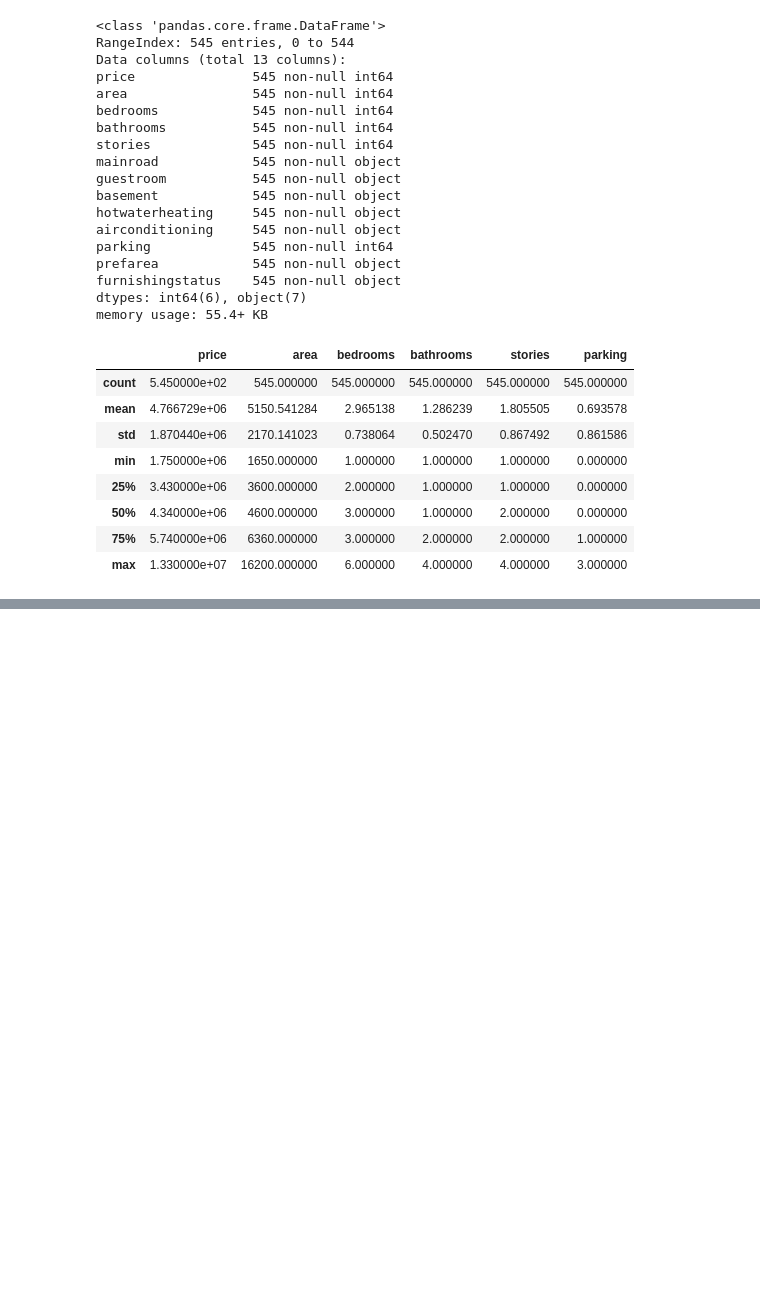
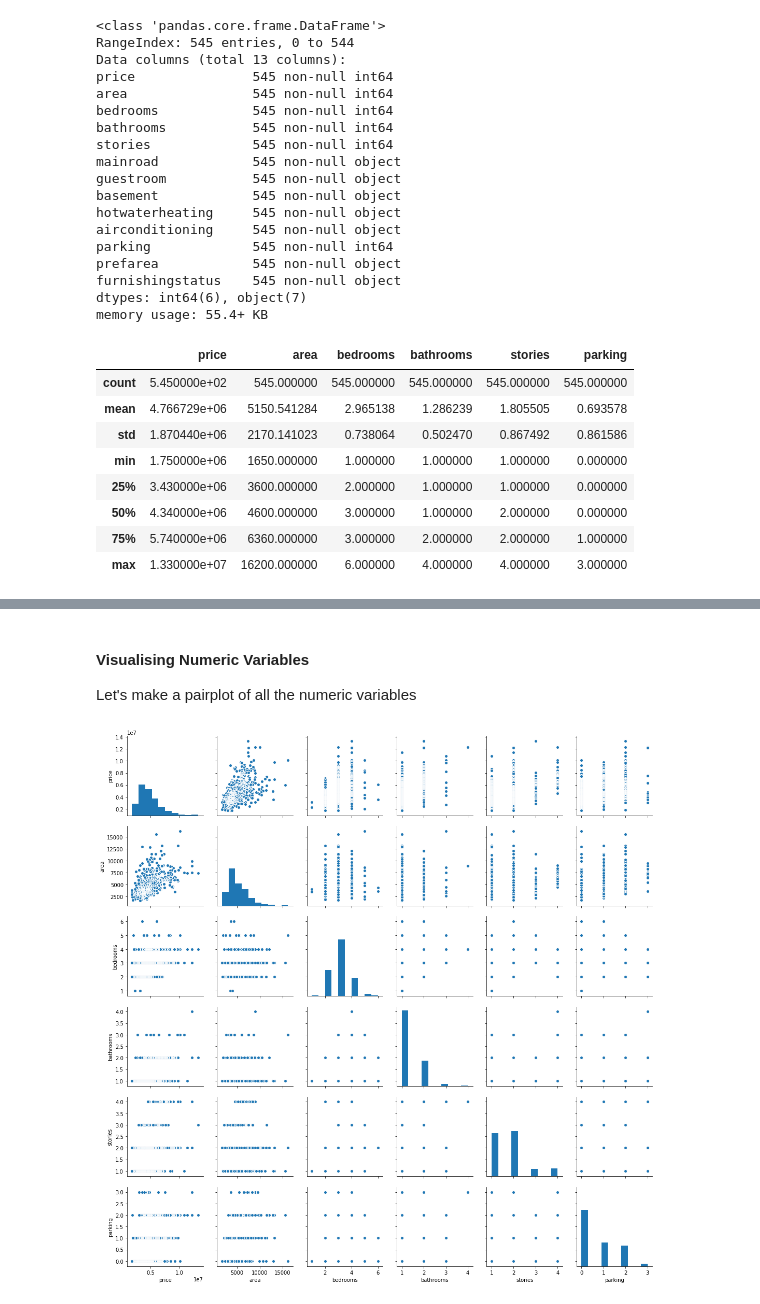
Before and after one commit to vivekkum-ar/Housing-Real-Estate-MLR-Model, a Jupyter notebook: Housing-R-Estate-MLR-Model.ipynb, the cells around one changed output, grey strips where cells are left out. Drawn from its saved outputs; the diff is of its cells as text; code cells hidden in the pictures; blank space fills up the shorter version.

Commit message:
Visualising the Data

```diff
--- a/Housing-R-Estate-MLR-Model.ipynb
+++ b/Housing-R-Estate-MLR-Model.ipynb
@@ -66,0 +78,9 @@ housing.describe()
+# %% [markdown]
+#### Visualising Numeric Variables
+
+Let's make a pairplot of all the numeric variables
+# %%
+sns.pairplot(housing)
+plt.show()
+# %% [output]
+[figure, added]
```
Also changed, not shown: parts of 6 cells of this notebook.
